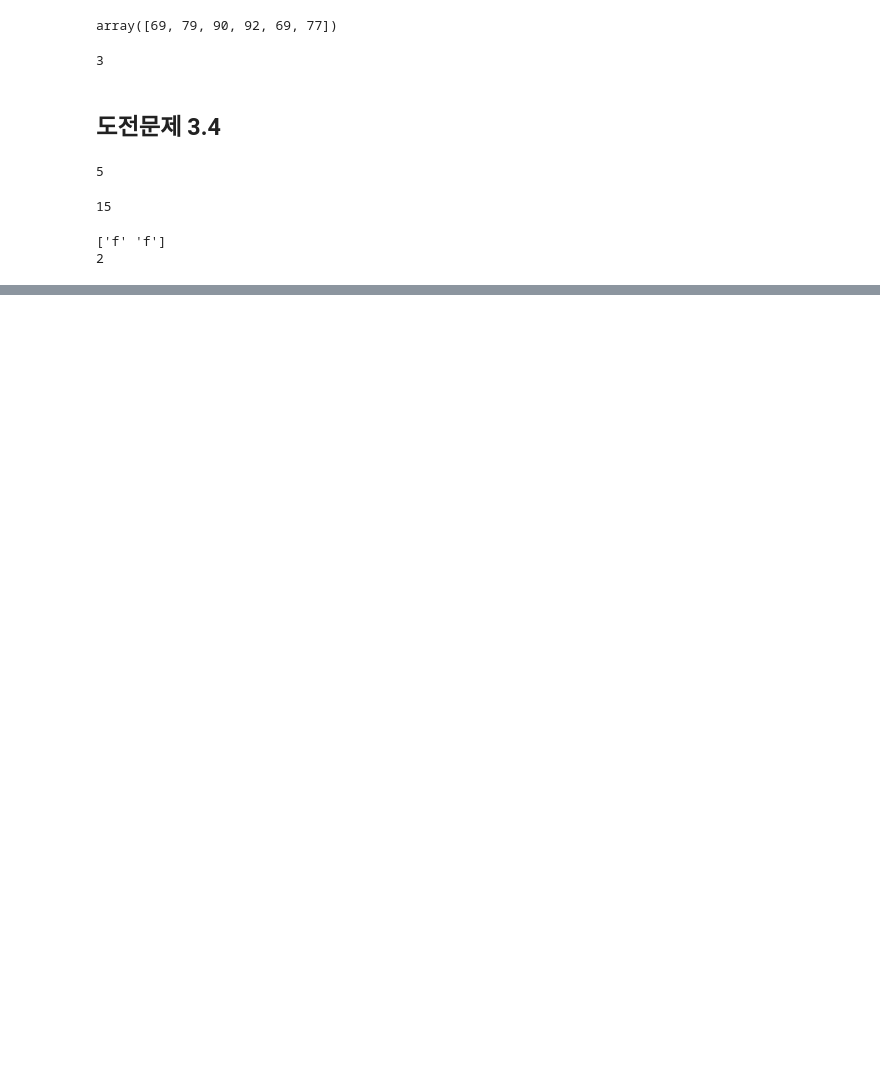
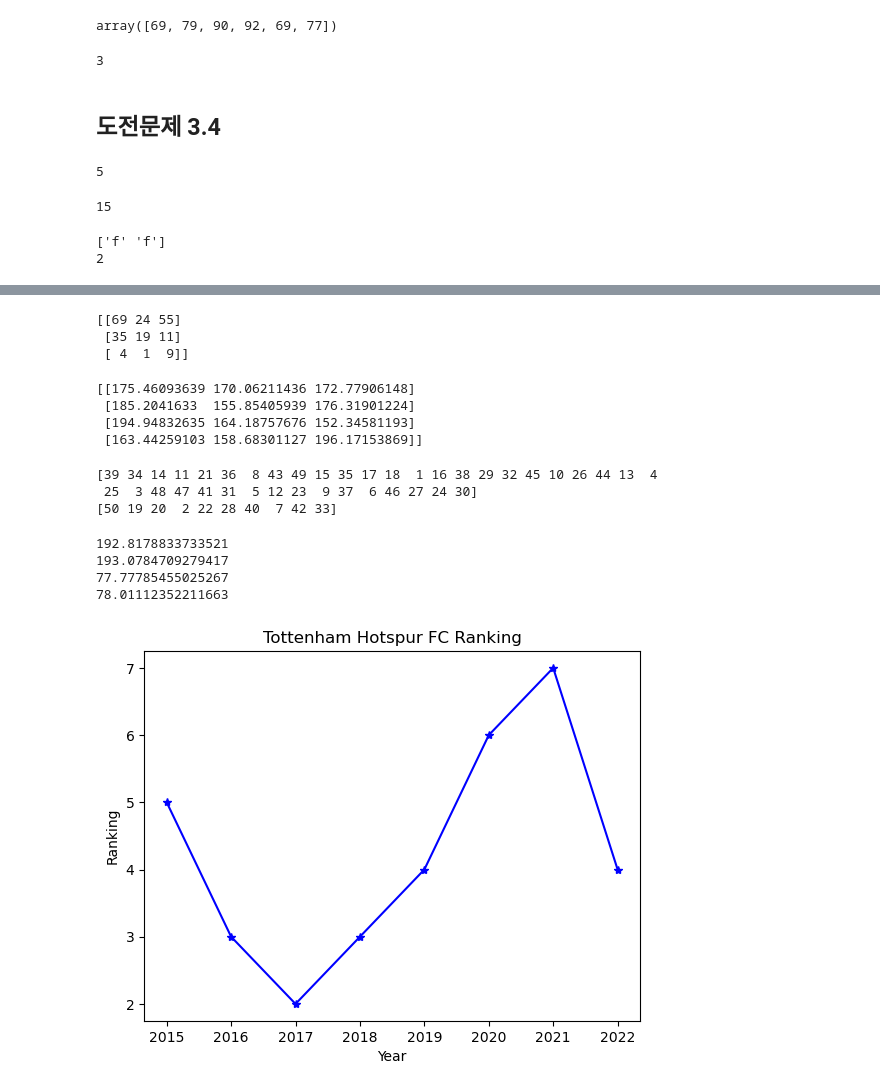
Before and after one commit to 2sseul/JNU_BigDataProgramming_451307, a Jupyter notebook: 시험공부/시험공부.ipynb, the cells around one changed output, grey strips where cells are left out. Saved outputs shown, nothing was run; the diff lists cells and outputs as text; code cells hidden in the pictures; blank space fills up the shorter version.

```diff
--- a/시험공부/시험공부.ipynb
+++ b/시험공부/시험공부.ipynb
@@ -60,0 +163,69 @@ print(result.size)
+# %%
+e = np.array([[35,24,55],[69,19,9],[4,1,11]])
+
+e.sort(axis=0)
+e = np.flip(e, axis=0)
+print(e)
+# %% [output]
+[[69 24 55]
+ [35 19 11]
+ [ 4  1  9]]
+# %%
+mu = 174
+sigma = 12
+arr = mu + sigma * np.random.randn(12).reshape(4,3)
+print(arr)
+# %% [output]
+[[175.46093639 170.06211436 172.77906148]
+ [185.2041633  155.85405939 176.31901224]
+ [194.94832635 164.18757676 152.34581193]
+ [163.44259103 158.68301127 196.17153869]]
+# %%
+x = np.arange(1, 51, 1)
+np.random.shuffle(x)
+train_data = x[:40]
+test_data = x[40:]
+print(train_data)
+print(test_data)
+# %% [output]
+[39 34 14 11 21 36  8 43 49 15 35 17 18  1 16 38 29 32 45 10 26 44 13  4
+ 25  3 48 47 41 31  5 12 23  9 37  6 46 27 24 30]
+[50 19 20  2 22 28 40  7 42 33]
+# %%
+height_mu = 194
+height_sigma = 11
+weight_mu = 78
+weight_sigma = 8
+
+player_num = 200
+players = np.zeros((2, player_num))
+
+players[0] = height_mu + height_sigma * np.random.randn(player_num)
+players[1] = weight_mu + weight_sigma * np.random.randn(player_num)
+
+print(np.mean(players[0]))
+print(np.median(players[0]))
+print(np.mean(players[1]))
+print(np.median(players[1]))
+# %% [output]
+192.8178833733521
+193.0784709279417
+77.77785455025267
+78.01112352211663
+# %%
+import matplotlib.pyplot as plt
+
+years = [2015, 2016, 2017, 2018, 2019, 2020, 2021, 2022]
+ranks = [5,3,2,3,4,6,7,4]
+
+# 그래프 그리기 plt.plot(x축데이터, y축데이터, 선의 색상, 마커 정보)
+plt.plot(years, ranks, color='blue', marker='*')
+
+plt.title("Tottenham Hotspur FC Ranking")
+
+plt.xlabel("Year")
+plt.ylabel("Ranking")
+
+plt.show()
+# %% [output]
+[figure, added]
```
Also changed, not shown: parts of 25 cells of this notebook, 4 other files.
